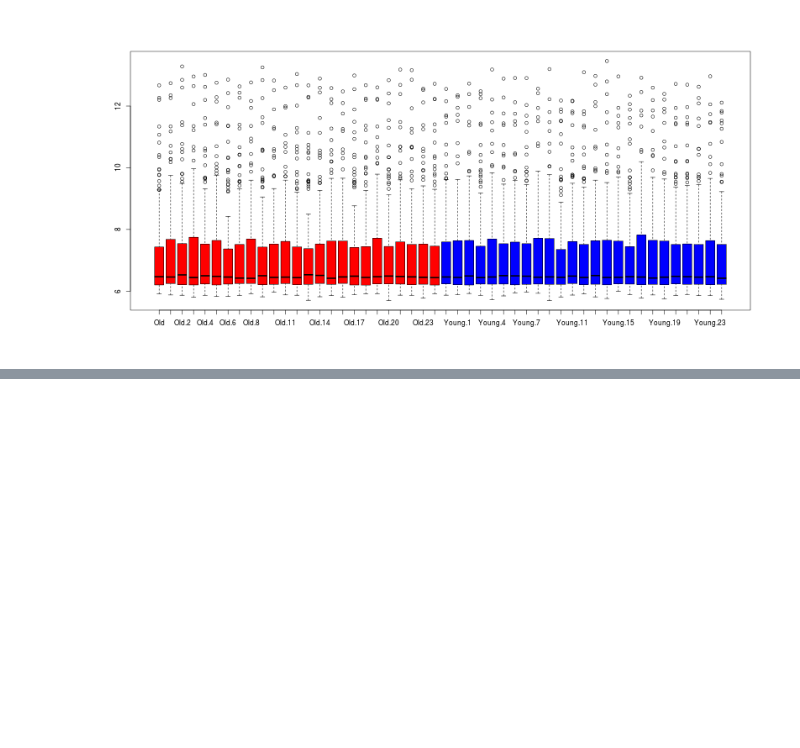
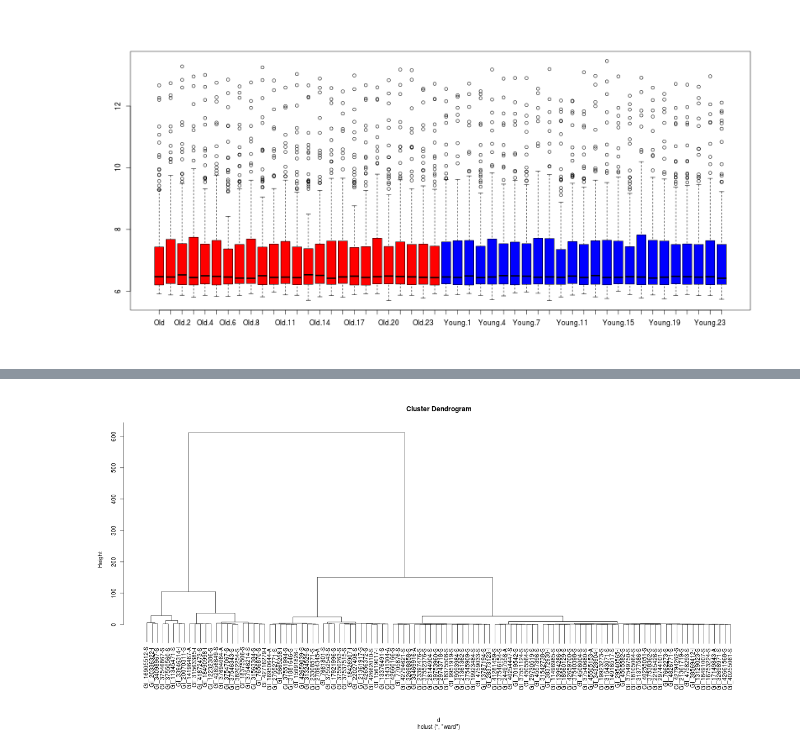
Before and after one commit to Patrickzhou/data-analysis-template, a Jupyter notebook: notebooks/NB3_data_analysis.ipynb, the cells around one changed output, grey strips where cells are left out. Saved outputs shown, nothing was run; the diff lists cells and outputs as text; code cells hidden in the pictures; blank space fills up the shorter version.

```diff
--- a/notebooks/NB3_data_analysis.ipynb
+++ b/notebooks/NB3_data_analysis.ipynb
@@ -67,0 +99,7 @@ boxplot(cleaned_numeric,col=c(rep('red',ncol(old_data)),rep('blue',ncol(young_da
+# %%
+%%R -r 60 -h 600 -w 1200
+d=dist(cleaned,method='euclidean')
+fit = hclust(d,method='ward')
+plot(fit)
+# %% [output]
+[figure, added]
```
Also changed, not shown: parts of 5 cells of this notebook.
